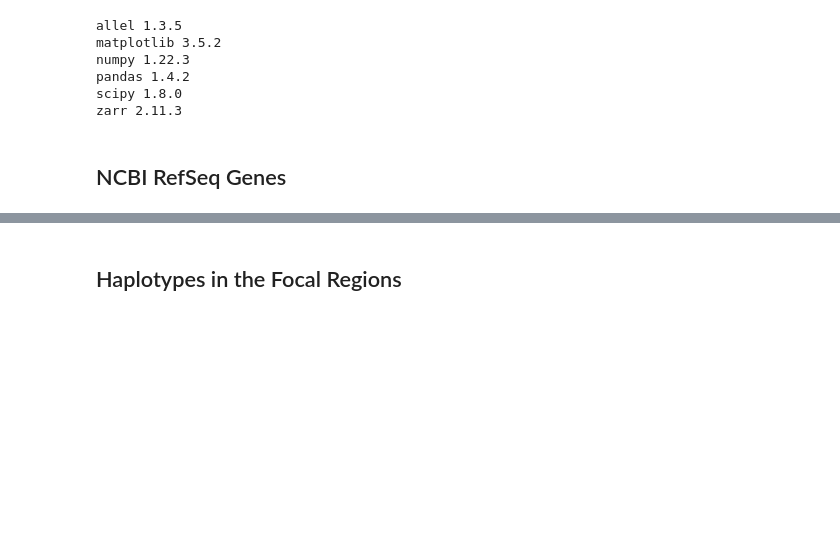
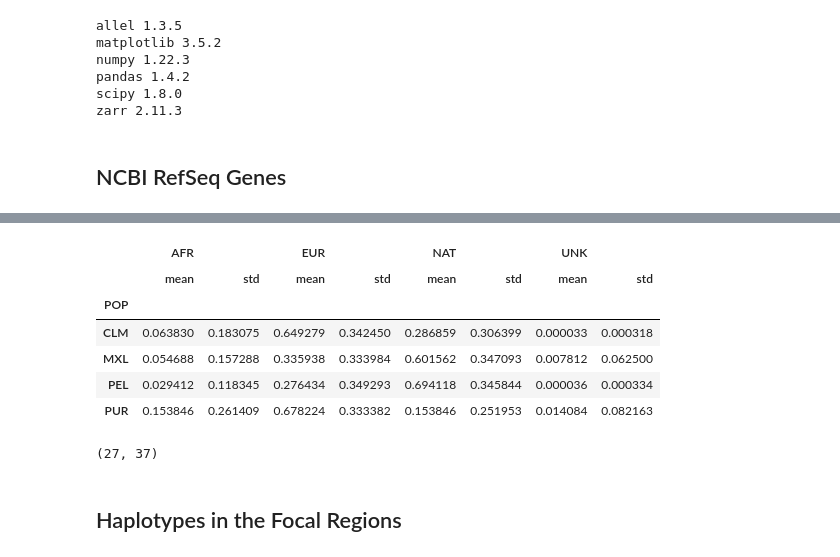
Before and after one commit to David-Peede/MUC19, a Jupyter notebook: analyses_nbs/data_processing_v_revisions.ipynb, the cells around one changed output, grey strips where cells are left out. Saved outputs shown, nothing was run; the diff lists cells and outputs as text; code cells hidden in the pictures; blank space fills up the shorter version.

```diff
--- a/analyses_nbs/data_processing_v_revisions.ipynb
+++ b/analyses_nbs/data_processing_v_revisions.ipynb
@@ -146,0 +238,11 @@ for chrom in range(1, 23):
+# %%
+# View the 72kb region summary summary.
+anc_props_72kb_df.groupby(['POP'])[['AFR', 'EUR', 'NAT', 'UNK']].agg(['mean', 'std'])
+# %% [output]
+|  | AFR |  | EUR |  | NAT |  | UNK |  |
+|  | mean | std | mean | std | mean | std | mean | std |
+| POP |  |  |  |  |  |  |  |  |
+| CLM | 0.063830 | 0.183075 | 0.649279 | 0.342450 | 0.286859 | 0.306399 | 0.000033 | 0.000318 |
+| MXL | 0.054688 | 0.157288 | 0.335938 | 0.333984 | 0.601562 | 0.347093 | 0.007812 | 0.062500 |
+| PEL | 0.029412 | 0.118345 | 0.276434 | 0.349293 | 0.694118 | 0.345844 | 0.000036 | 0.000334 |
+| PUR | 0.153846 | 0.261409 | 0.678224 | 0.333382 | 0.153846 | 0.251953 | 0.014084 | 0.082163 |
@@ -147,3 +291,8 @@ for chrom in range(1, 23):
+# %%
+# Sanity check.
+len(nat_idx), len(not_idx)
+# %% [output]
+(27, 37)
 # %% [markdown]
 ## Haplotypes in the Focal Regions
 # %%
```
Also changed, not shown: parts of 20 cells of this notebook, 36 other files.
